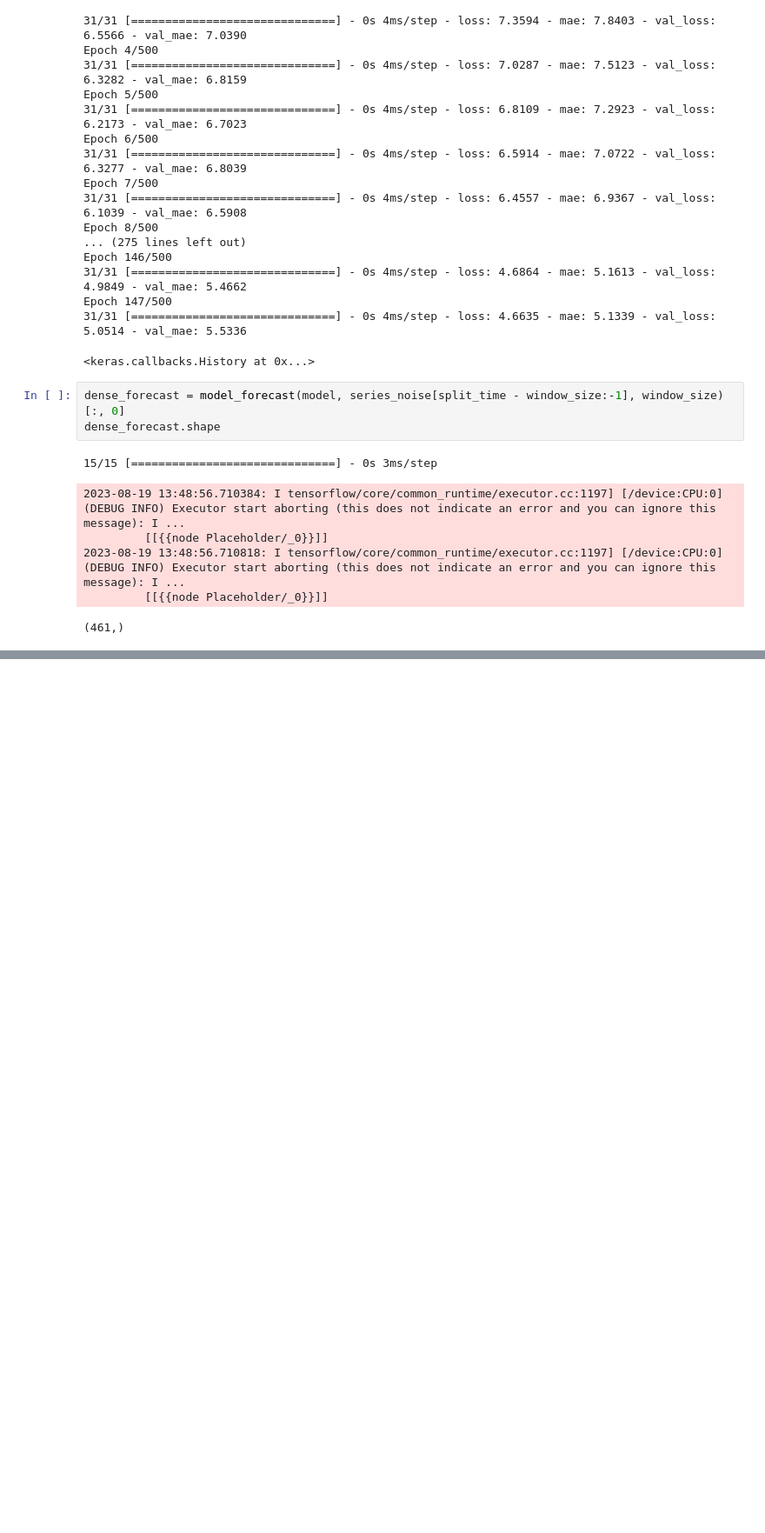
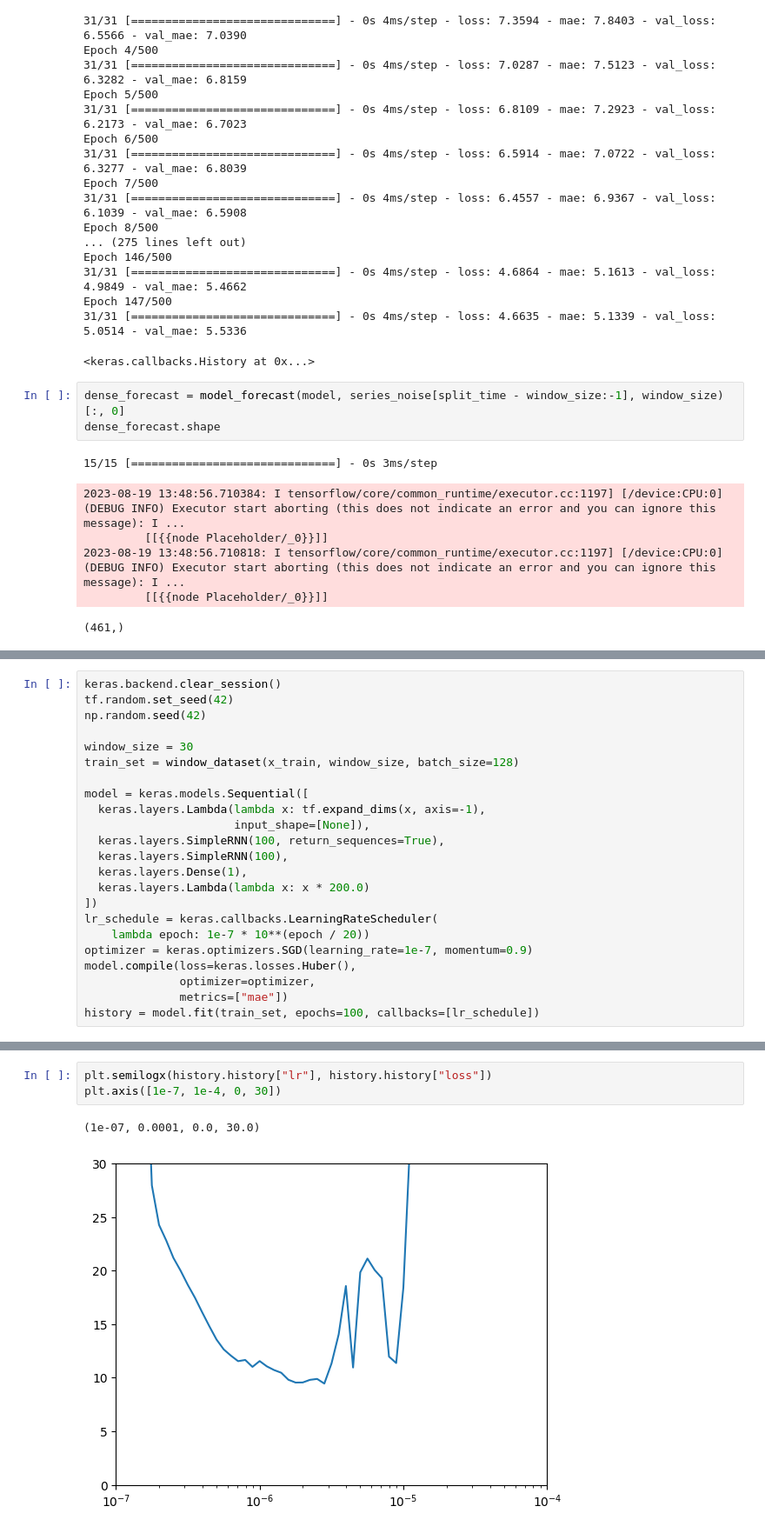
Before and after one commit to amirazidni/tensorflow-dev, a Jupyter notebook: udacity-tf/7-forecast-time-series.ipynb, the cells around one changed output, grey strips where cells are left out. Shown: that part at 87% size. Saved outputs shown, nothing was run; the diff lists cells and outputs as text; blank space fills up the shorter version.

```diff
--- a/udacity-tf/7-forecast-time-series.ipynb
+++ b/udacity-tf/7-forecast-time-series.ipynb
@@ -324,0 +324,23 @@ keras.metrics.mean_absolute_error(x_valid, dense_forecast).numpy()
+# %%
+keras.backend.clear_session()
+tf.random.set_seed(42)
+np.random.seed(42)
+
+window_size = 30
+train_set = window_dataset(x_train, window_size, batch_size=128)
+
+model = keras.models.Sequential([
+  keras.layers.Lambda(lambda x: tf.expand_dims(x, axis=-1),
+                      input_shape=[None]),
+  keras.layers.SimpleRNN(100, return_sequences=True),
+  keras.layers.SimpleRNN(100),
+  keras.layers.Dense(1),
+  keras.layers.Lambda(lambda x: x * 200.0)
+])
+lr_schedule = keras.callbacks.LearningRateScheduler(
+    lambda epoch: 1e-7 * 10**(epoch / 20))
+optimizer = keras.optimizers.SGD(learning_rate=1e-7, momentum=0.9)
+model.compile(loss=keras.losses.Huber(),
+              optimizer=optimizer,
+              metrics=["mae"])
+history = model.fit(train_set, epochs=100, callbacks=[lr_schedule])
@@ -324,0 +385,6 @@ keras.metrics.mean_absolute_error(x_valid, dense_forecast).numpy()
+# %%
+plt.semilogx(history.history["lr"], history.history["loss"])
+plt.axis([1e-7, 1e-4, 0, 30])
+# %% [output]
+(1e-07, 0.0001, 0.0, 30.0)
+[figure, added]
```
Also changed, not shown: parts of 14 cells of this notebook, 2 other files.
